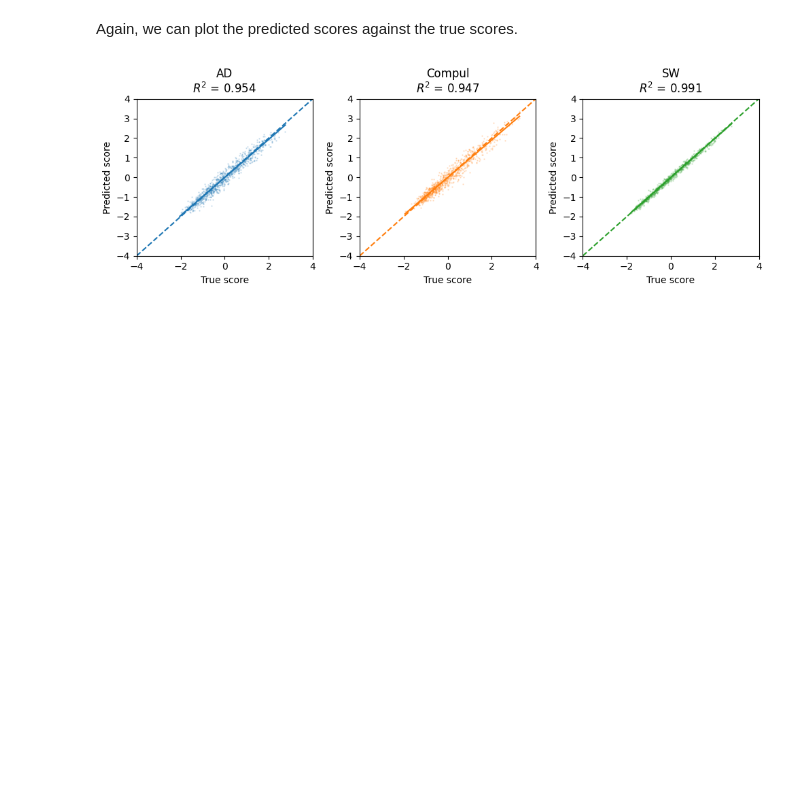
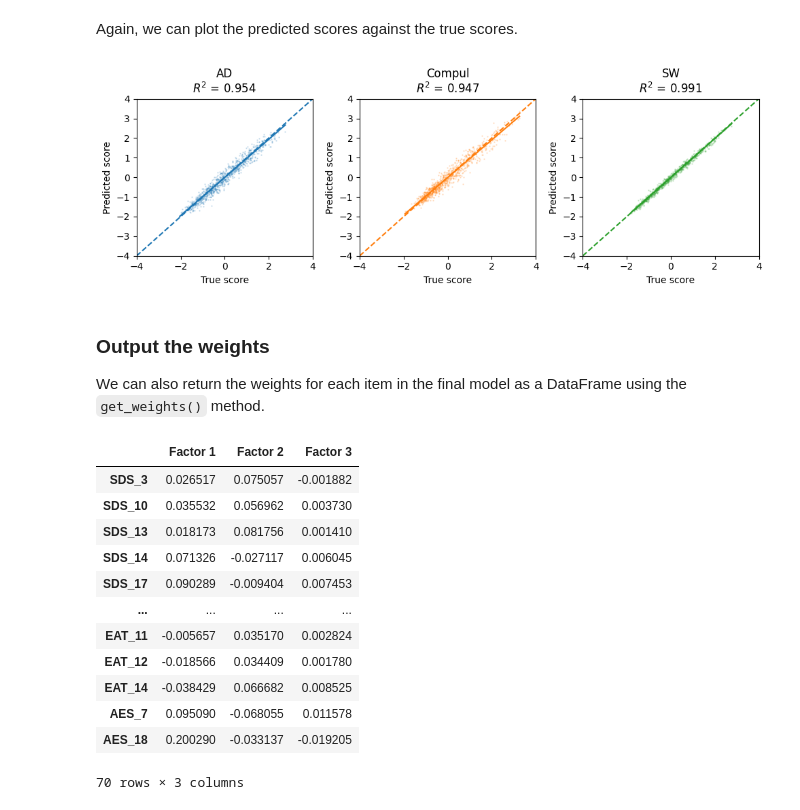
Before and after one commit to the-wise-lab/FACSIMILE, a Jupyter notebook: notebooks/tutorial.ipynb, the cells around one changed output. Drawn from its saved outputs; the diff is of its cells as text; code cells hidden in the pictures; blank space fills up the shorter version.

```diff
--- a/notebooks/tutorial.ipynb
+++ b/notebooks/tutorial.ipynb
@@ -117,3 +117,23 @@ y_pred_70 = best_clf_70.predict(X_test)
 plot_predictions(y_test, y_pred_70, ['AD', 'Compul', 'SW'], scale=1)
 # %% [output]
 [figure]
+# %% [markdown]
+### Output the weights
+
+We can also return the weights for each item in the final model as a DataFrame using the `get_weights()` method.
+# %%
+best_clf_70.get_weights()
+# %% [output]
+|  | Factor 1 | Factor 2 | Factor 3 |
+| SDS_3 | 0.026517 | 0.075057 | -0.001882 |
+| SDS_10 | 0.035532 | 0.056962 | 0.003730 |
+| SDS_13 | 0.018173 | 0.081756 | 0.001410 |
+| SDS_14 | 0.071326 | -0.027117 | 0.006045 |
+| SDS_17 | 0.090289 | -0.009404 | 0.007453 |
+| ... | ... | ... | ... |
+| EAT_11 | -0.005657 | 0.035170 | 0.002824 |
+| EAT_12 | -0.018566 | 0.034409 | 0.001780 |
+| EAT_14 | -0.038429 | 0.066682 | 0.008525 |
+| AES_7 | 0.095090 | -0.068055 | 0.011578 |
+| AES_18 | 0.200290 | -0.033137 | -0.019205 |
+70 rows × 3 columns
```
